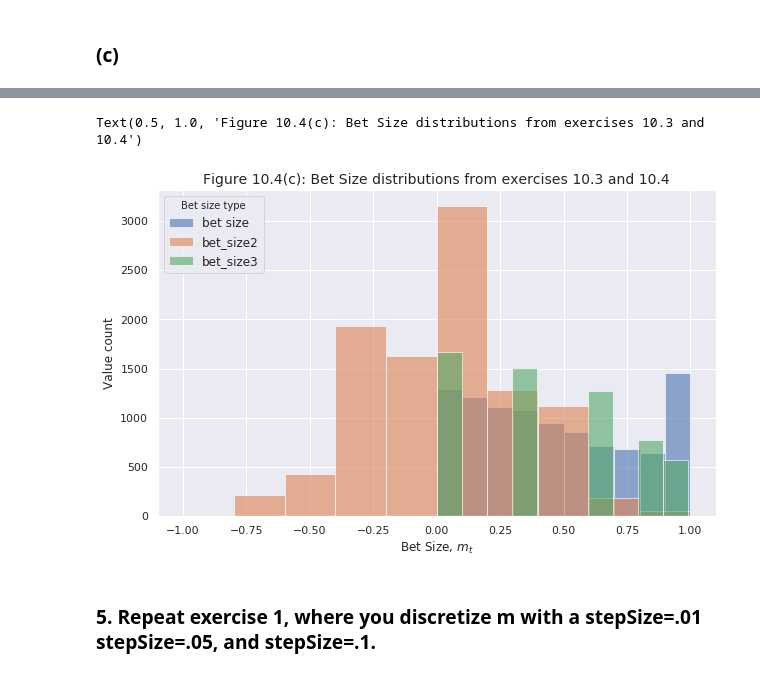
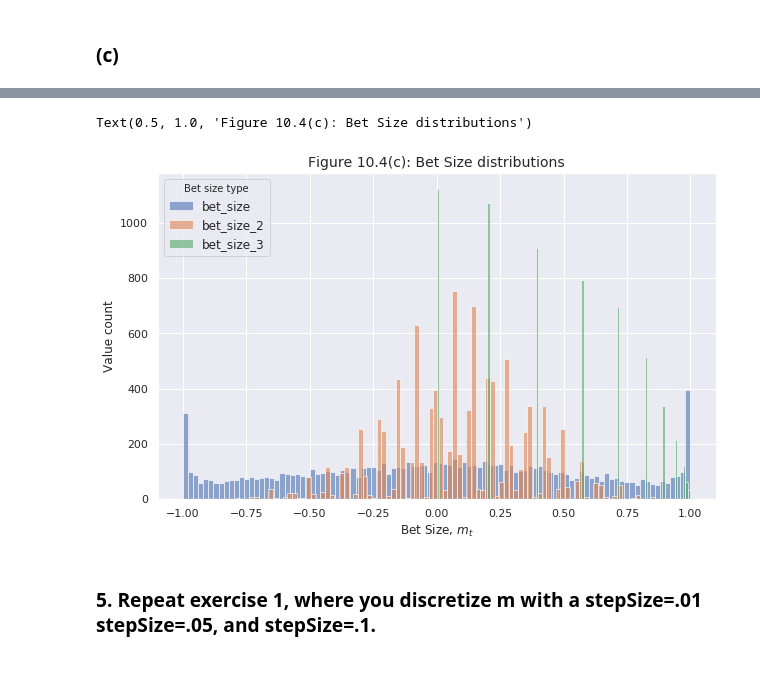
Before and after one commit to jo-cho/advances_in_financial_machine_learning, a Jupyter notebook: Chapter_10.ipynb, the cells around one changed output, grey strips where cells are left out. Saved outputs shown, nothing was run; the diff lists cells and outputs as text; code cells hidden in the pictures.

```diff
--- a/Chapter_10.ipynb
+++ b/Chapter_10.ipynb
@@ -451,0 +450,8 @@ I'll just skip this one
+# %%
+# compute the first 5 centered moments
+# ======================================================
+print(f"Mean (first raw moment): {df_events_4.c_t.mean()}")
+print("First 5 centered moments")
+mmnts = [moment(df_events_4.c_t.to_numpy(), moment=i) for i in range(1, 6)]
+for i, mnt in enumerate(mmnts):
+    print(f"E[r^{i+1}] = {mnt}")
@@ -451,0 +466,6 @@ I'll just skip this one
+# %%
+# Calculate raw moments from centered moments
+# ======================================================
+raw_mmnts = rawMoment(central_moments=mmnts, dist_mean=df_events_4.c_t.mean())
+for i, mnt in enumerate(raw_mmnts):
+    print(f"E_Raw[r^{i+1}]={mnt}")
@@ -509,0 +562,4 @@ df_events2.head()
+# %%
+bet_size_3 = pd.Series()
+bet_size_3 = df_events_4.c_t.apply(lambda c: bet_size_mixed(c, fit_parameters))
+bet_size_3
@@ -509,0 +579,3 @@ df_events2.head()
+# %%
+df_events['bet_size_3'] = bet_size_3
+df_events.head()
@@ -510,14 +589,16 @@ df_events2.head()
 # %%
+# bet size distrubutions
+
 fig_10_4c, ax_10_4c = plt.subplots(figsize=(10,6))
-for c in ['bet size','bet_size2', 'bet_size3']:
-    ax_10_4c.hist(df_events2[c],  label=c, alpha=0.6)
+for c in ['bet_size','bet_size_2', 'bet_size_3']:
+    ax_10_4c.hist(df_events[c],  label=c, alpha=0.6, bins=100)
 ax_10_4c.legend(loc='upper left', fontsize=12, title="Bet size type", title_fontsize=10)
 ax_10_4c.set_xlabel("Bet Size, $m_t$", fontsize=12)
 ax_10_4c.set_ylabel("Value count", fontsize=12)
-ax_10_4c.set_title("Figure 10.4(c): Bet Size distributions from exercises 10.3 and 10.4", fontsize=14)
+ax_10_4c.set_title("Figure 10.4(c): Bet Size distributions", fontsize=14)
 # %% [output]
-Text(0.5, 1.0, 'Figure 10.4(c): Bet Size distributions from exercises 10.3 and 10.4')
+Text(0.5, 1.0, 'Figure 10.4(c): Bet Size distributions')
-[figure, old version]
+[figure, new version]
 # %% [markdown]
 ### 5. Repeat exercise 1, where you discretize m with a stepSize=.01 stepSize=.05, and stepSize=.1.
 # %%
```
Also changed, not shown: parts of 70 cells of this notebook.
